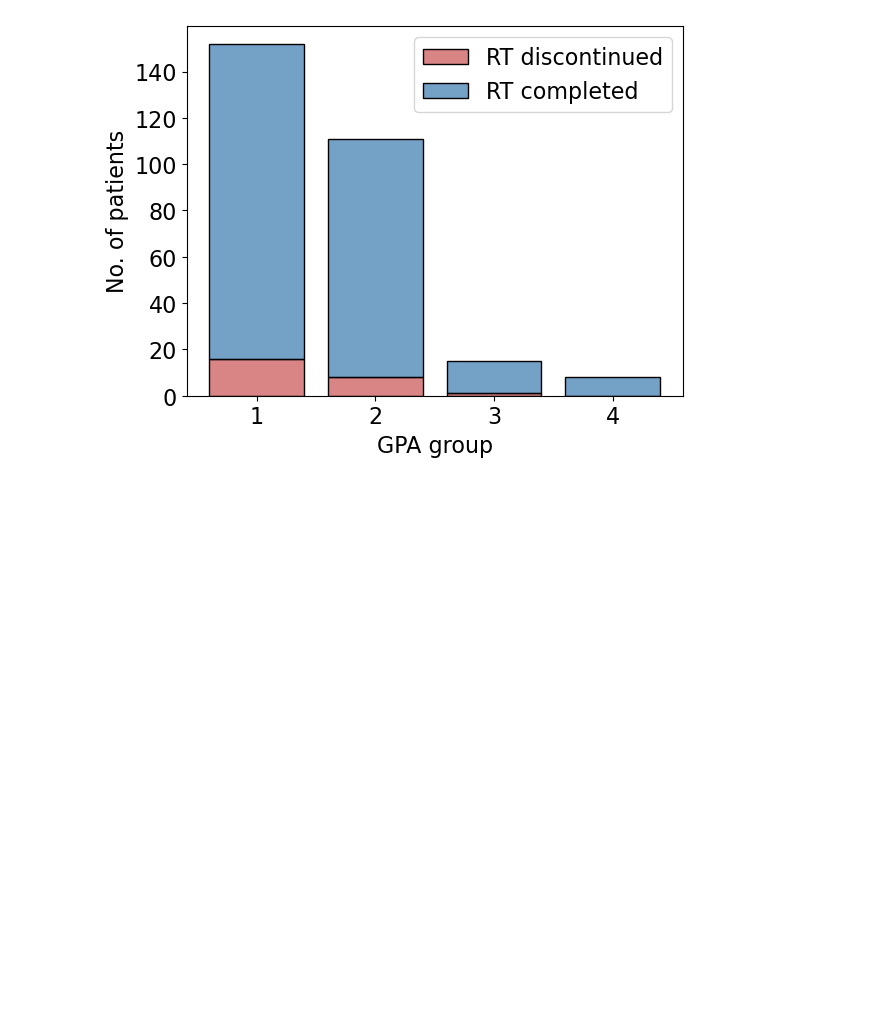
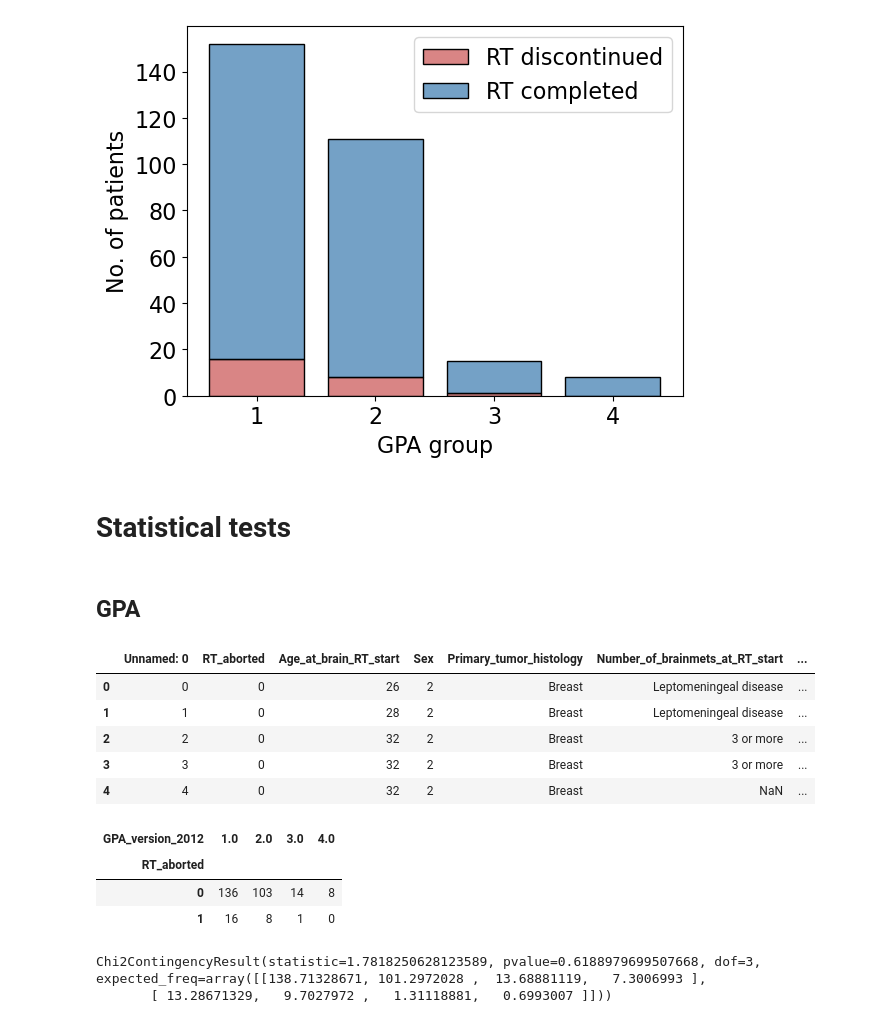
Before and after one commit to windisch-paul/rt-treatment-discontinuation, a Jupyter notebook: analysis.ipynb, the cells around one changed output. Saved outputs shown, nothing was run; the diff lists cells and outputs as text; code cells hidden in the pictures; blank space fills up the shorter version.

Commit message:
Added chi2 tests

```diff
--- a/analysis.ipynb
+++ b/analysis.ipynb
@@ -528,3 +529,30 @@ plt.legend(labels=["RT discontinued", "RT completed"], loc="upper right")
 fig.savefig("plots/GPA.png", bbox_inches='tight')
 # %% [output]
 [figure]
+# %% [markdown]
+# Statistical tests
+# %% [markdown]
+## GPA
+# %%
+df.head()
+# %% [output]
+|  | Unnamed: 0 | RT_aborted | Age_at_brain_RT_start | Sex | Primary_tumor_histology | Number_of_brainmets_at_RT_start | ... |
+| 0 | 0 | 0 | 26 | 2 | Breast | Leptomeningeal disease | ... |
+| 1 | 1 | 0 | 28 | 2 | Breast | Leptomeningeal disease | ... |
+| 2 | 2 | 0 | 32 | 2 | Breast | 3 or more | ... |
+| 3 | 3 | 0 | 32 | 2 | Breast | 3 or more | ... |
+| 4 | 4 | 0 | 32 | 2 | Breast | NaN | ... |
+# %%
+gpa_crosstab = pd.crosstab(df["RT_aborted"], df["GPA_version_2012"], margins=False)
+gpa_crosstab
+# %% [output]
+| GPA_version_2012 | 1.0 | 2.0 | 3.0 | 4.0 |
+| RT_aborted |  |  |  |  |
+| 0 | 136 | 103 | 14 | 8 |
+| 1 | 16 | 8 | 1 | 0 |
+# %%
+gpa_result = chi2_contingency(gpa_crosstab)
+gpa_result
+# %% [output]
+Chi2ContingencyResult(statistic=1.7818250628123589, pvalue=0.6188979699507668, dof=3, expected_freq=array([[138.71328671, 101.2972028 ,  13.68881119,   7.3006993 ],
+       [ 13.28671329,   9.7027972 ,   1.31118881,   0.6993007 ]]))
```
Also changed, not shown: parts of 4 cells of this notebook.
